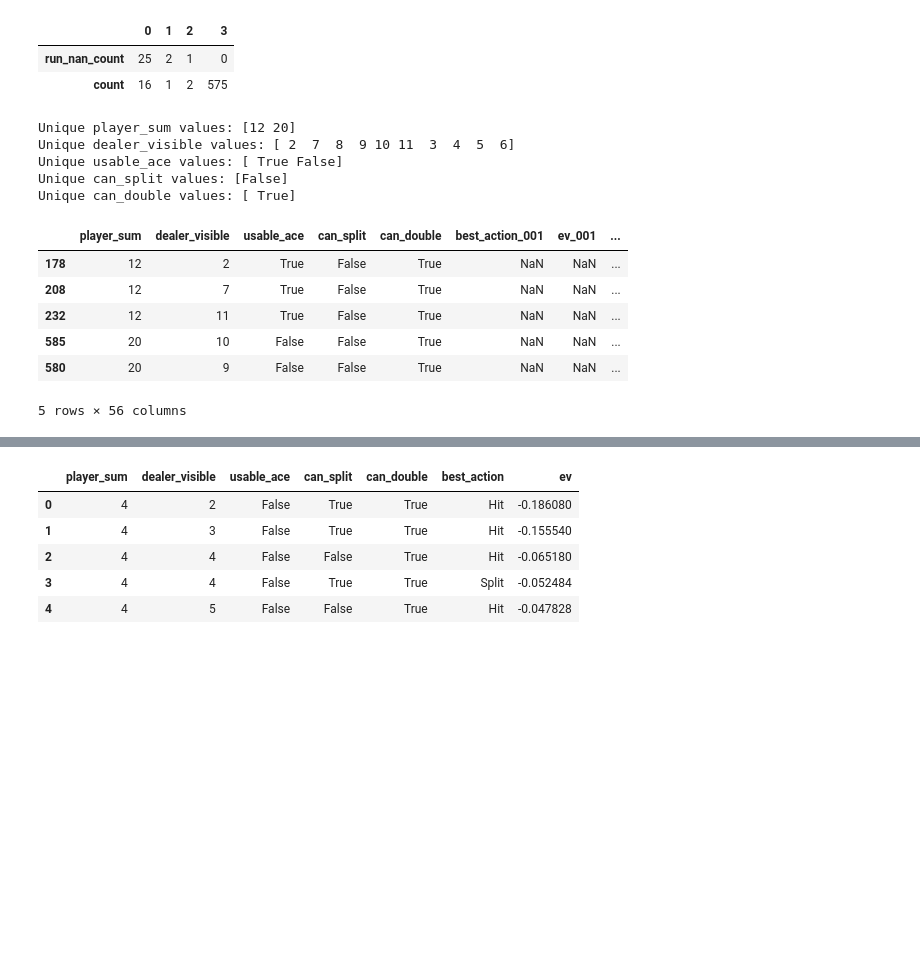
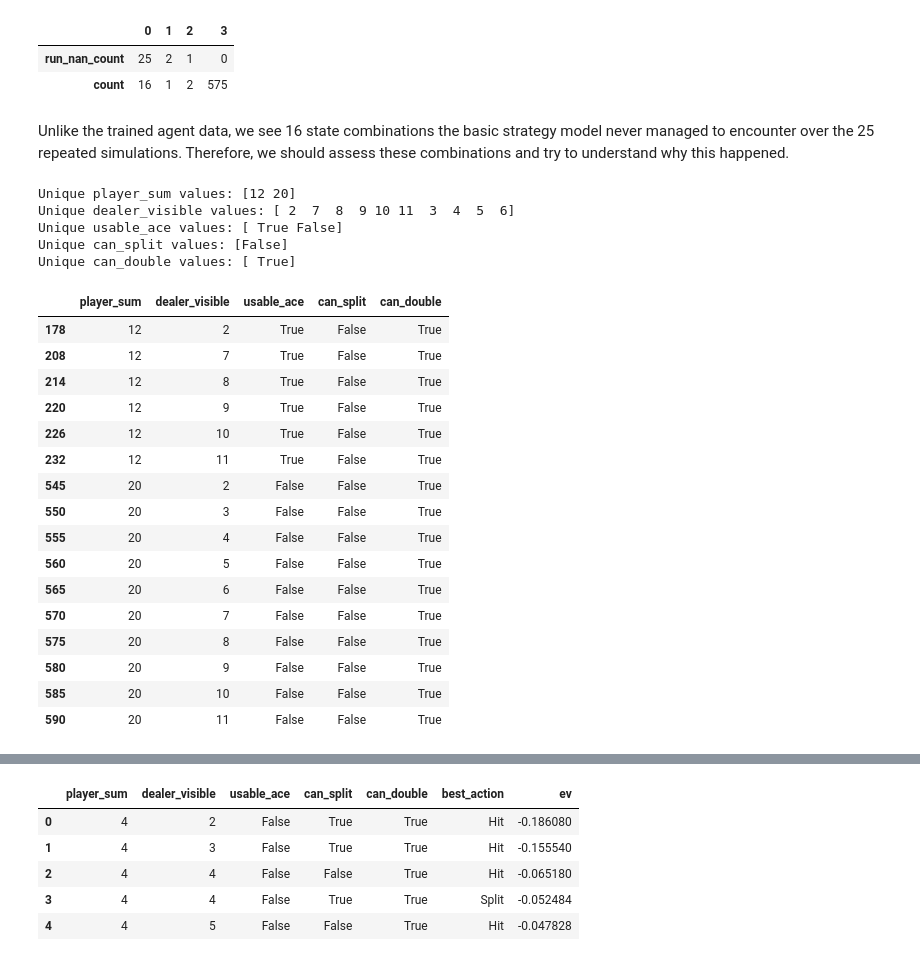
Before and after one commit to BorgXQ/blackjack-optimizer, a Jupyter notebook: analysis.ipynb, the cells around one changed output, grey strips where cells are left out. Drawn from its saved outputs; the diff is of its cells as text; code cells hidden in the pictures; blank space fills up the shorter version.

```diff
--- a/analysis.ipynb
+++ b/analysis.ipynb
@@ -253,25 +245,36 @@ No duplicate rows found.
 |  | 0 | 1 | 2 | 3 |
 | run_nan_count | 25 | 2 | 1 | 0 |
 | count | 16 | 1 | 2 | 575 |
+# %% [markdown]
+Unlike the trained agent data, we see 16 state combinations the basic strategy model never managed to encounter over the 25 repeated simulations. Therefore, we should assess these combinations and try to understand why this happened.
 # %%
 print(f"Unique player_sum values: {bs_merged_df[bs_merged_df['run_nan_count'] == 25]['player_sum'].unique()}")
 print(f"Unique dealer_visible values: {bs_merged_df[bs_merged_df['run_nan_count'] == 25]['dealer_visible'].unique()}")
 print(f"Unique usable_ace values: {bs_merged_df[bs_merged_df['run_nan_count'] == 25]['usable_ace'].unique()}")
 print(f"Unique can_split values: {bs_merged_df[bs_merged_df['run_nan_count'] == 25]['can_split'].unique()}")
 print(f"Unique can_double values: {bs_merged_df[bs_merged_df['run_nan_count'] == 25]['can_double'].unique()}")
+
+bs_merged_df[bs_merged_df["run_nan_count"] == 25][["player_sum", "dealer_visible", "usable_ace", "can_split", "can_double"]]
 # %% [output]
 Unique player_sum values: [12 20]
 Unique dealer_visible values: [ 2  7  8  9 10 11  3  4  5  6]
 Unique usable_ace values: [ True False]
 Unique can_split values: [False]
 Unique can_double values: [ True]
+|  | player_sum | dealer_visible | usable_ace | can_split | can_double |
+| 178 | 12 | 2 | True | False | True |
+| 208 | 12 | 7 | True | False | True |
+| 214 | 12 | 8 | True | False | True |
+| 220 | 12 | 9 | True | False | True |
+| 226 | 12 | 10 | True | False | True |
+| 232 | 12 | 11 | True | False | True |
+| 545 | 20 | 2 | False | False | True |
+| 550 | 20 | 3 | False | False | True |
+| 555 | 20 | 4 | False | False | True |
+| 560 | 20 | 5 | False | False | True |
+| 565 | 20 | 6 | False | False | True |
+| 570 | 20 | 7 | False | False | True |
+| 575 | 20 | 8 | False | False | True |
+| 580 | 20 | 9 | False | False | True |
+| 585 | 20 | 10 | False | False | True |
+| 590 | 20 | 11 | False | False | True |
-# %%
-bs_merged_df[bs_merged_df["run_nan_count"] == 25].sample(n=5, random_state=42)
-# %% [output]
-|  | player_sum | dealer_visible | usable_ace | can_split | can_double | best_action_001 | ev_001 | ... |
-| 178 | 12 | 2 | True | False | True | NaN | NaN | ... |
-| 208 | 12 | 7 | True | False | True | NaN | NaN | ... |
-| 232 | 12 | 11 | True | False | True | NaN | NaN | ... |
-| 585 | 20 | 10 | False | False | True | NaN | NaN | ... |
-| 580 | 20 | 9 | False | False | True | NaN | NaN | ... |
-5 rows × 56 columns
```
Also changed, not shown: parts of 9 cells of this notebook.
